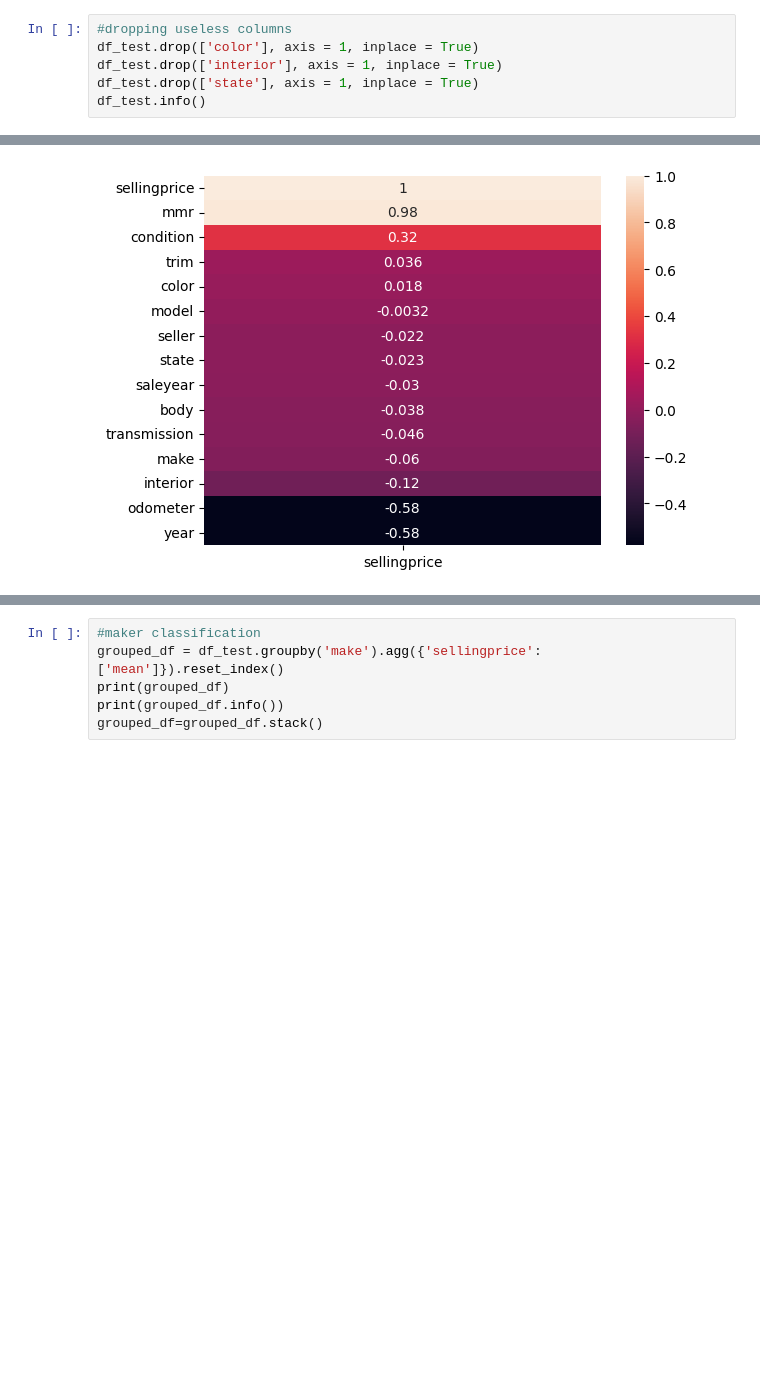
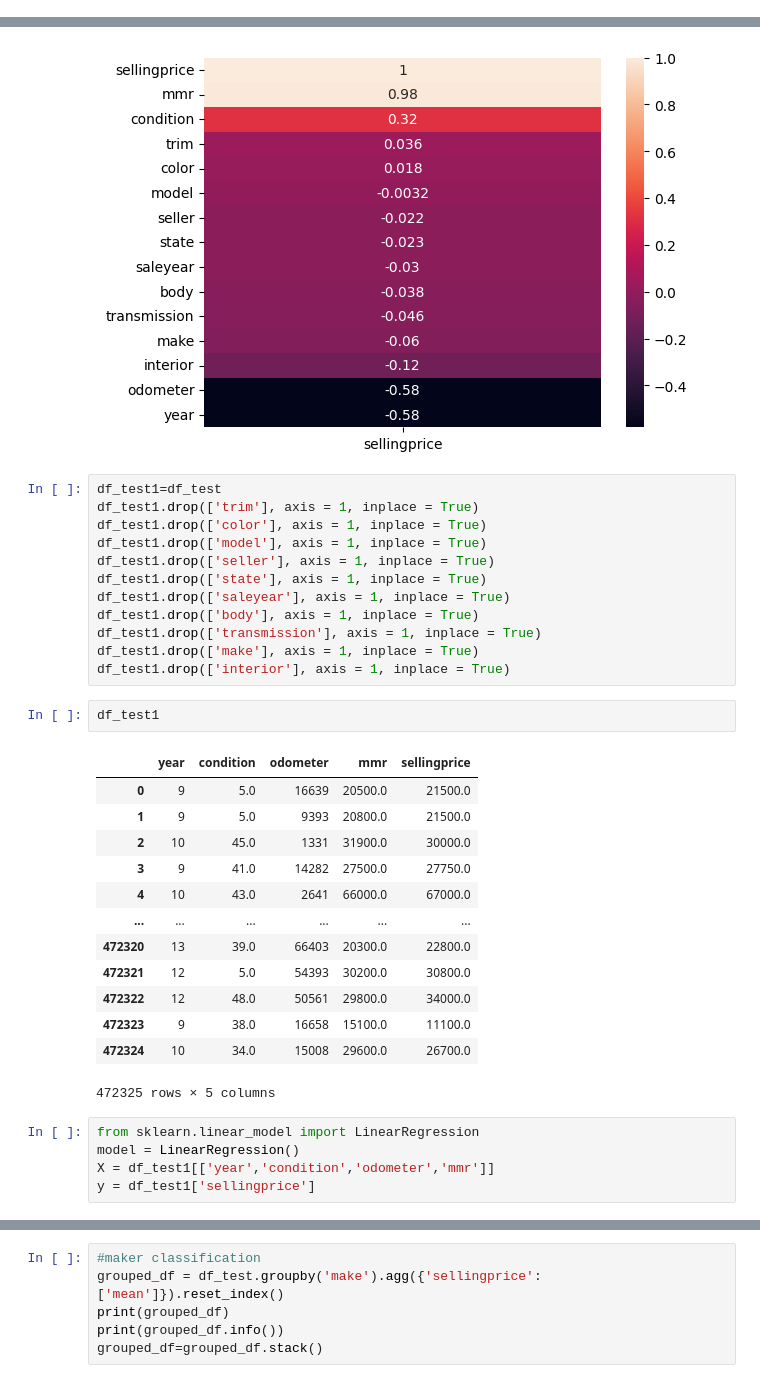
Before and after one commit to LucaMontanar1/es-python, a Jupyter notebook: macchine-prezzi/analisi.ipynb, the cells around one changed output, grey strips where cells are left out. Drawn from its saved outputs; the diff is of its cells as text; blank space fills up the shorter version.

```diff
--- a/macchine-prezzi/analisi.ipynb
+++ b/macchine-prezzi/analisi.ipynb
@@ -188,9 +188,3 @@ transmission
 0    455963
 1     16362
 Name: count, dtype: int64
-# %%
-#dropping useless columns
-df_test.drop(['color'], axis = 1, inplace = True)
-df_test.drop(['interior'], axis = 1, inplace = True)
-df_test.drop(['state'], axis = 1, inplace = True)
-df_test.info()
@@ -319,3 +292,36 @@ sns.heatmap(df_test.corr()[['sellingprice']].sort_values(by='sellingprice', asce
 # %% [output]
 <Axes: >
 [figure]
+# %%
+df_test1=df_test
+df_test1.drop(['trim'], axis = 1, inplace = True)
+df_test1.drop(['color'], axis = 1, inplace = True)
+df_test1.drop(['model'], axis = 1, inplace = True)
+df_test1.drop(['seller'], axis = 1, inplace = True)
+df_test1.drop(['state'], axis = 1, inplace = True)
+df_test1.drop(['saleyear'], axis = 1, inplace = True)
+df_test1.drop(['body'], axis = 1, inplace = True)
+df_test1.drop(['transmission'], axis = 1, inplace = True)
+df_test1.drop(['make'], axis = 1, inplace = True)
+df_test1.drop(['interior'], axis = 1, inplace = True)
+# %%
+df_test1
+# %% [output]
+|  | year | condition | odometer | mmr | sellingprice |
+| 0 | 9 | 5.0 | 16639 | 20500.0 | 21500.0 |
+| 1 | 9 | 5.0 | 9393 | 20800.0 | 21500.0 |
+| 2 | 10 | 45.0 | 1331 | 31900.0 | 30000.0 |
+| 3 | 9 | 41.0 | 14282 | 27500.0 | 27750.0 |
+| 4 | 10 | 43.0 | 2641 | 66000.0 | 67000.0 |
+| ... | ... | ... | ... | ... | ... |
+| 472320 | 13 | 39.0 | 66403 | 20300.0 | 22800.0 |
+| 472321 | 12 | 5.0 | 54393 | 30200.0 | 30800.0 |
+| 472322 | 12 | 48.0 | 50561 | 29800.0 | 34000.0 |
+| 472323 | 9 | 38.0 | 16658 | 15100.0 | 11100.0 |
+| 472324 | 10 | 34.0 | 15008 | 29600.0 | 26700.0 |
+472325 rows × 5 columns
+# %%
+from sklearn.linear_model import LinearRegression
+model = LinearRegression()
+X = df_test1[['year','condition','odometer','mmr']]
+y = df_test1['sellingprice']
```
Also changed, not shown: parts of 4 cells of this notebook.
